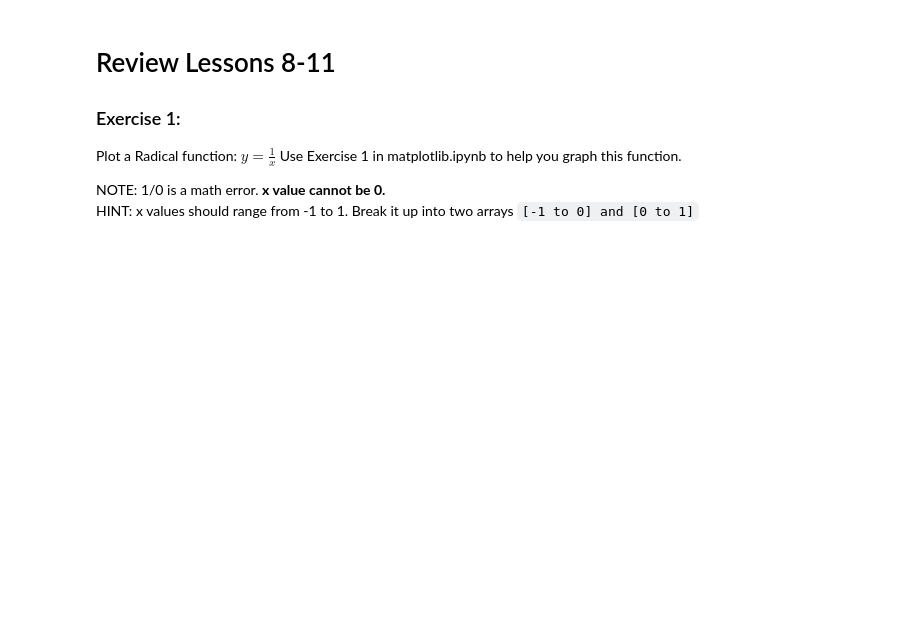
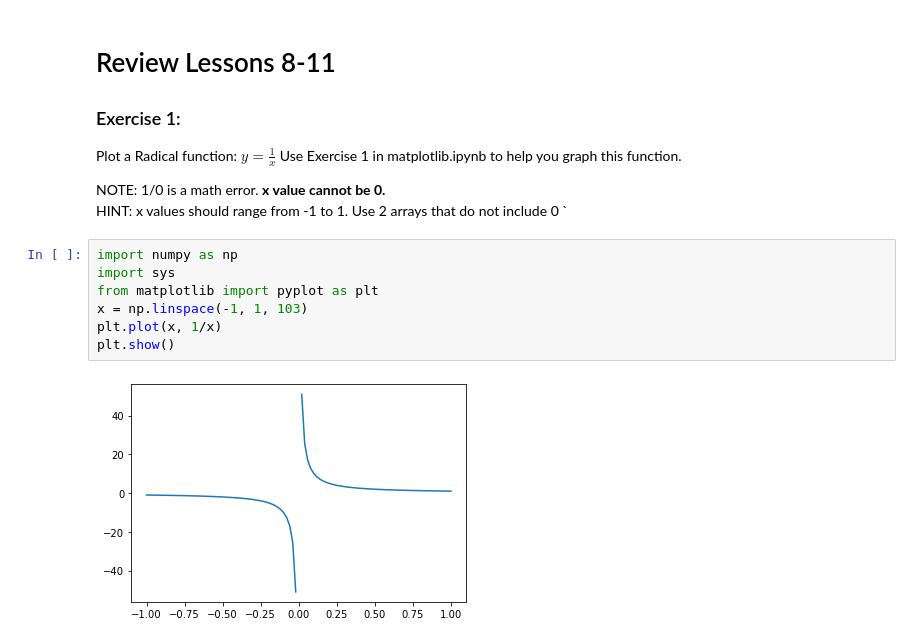
Before and after one commit to viksri98/Summer21, a Jupyter notebook: Review/Review_Lessons8_11.ipynb, the cells around one changed output. Drawn from its saved outputs; the diff is of its cells as text; blank space fills up the shorter version.

```diff
--- a/Review/Review_Lessons8_11.ipynb
+++ b/Review/Review_Lessons8_11.ipynb
@@ -7,5 +7,14 @@ $y= \frac{1}{x}$
 Use Exercise 1 in matplotlib.ipynb to help you graph this function.
 
 NOTE: 1/0 is a math error. **x value cannot be 0.**<br>
-HINT: x values should range from -1 to 1. Break it up into two arrays `[-1 to 0] and [0 to 1]`<br>
+HINT: x values should range from -1 to 1. Use 2 arrays that do not include 0 `<br>
+# %%
+import numpy as np
+import sys
+from matplotlib import pyplot as plt
+x = np.linspace(-1, 1, 103)
+plt.plot(x, 1/x)
+plt.show()
+# %% [output]
+[figure, added]
 # %% [markdown]
```
Also changed, not shown: parts of 4 cells of this notebook, 2 other files.
